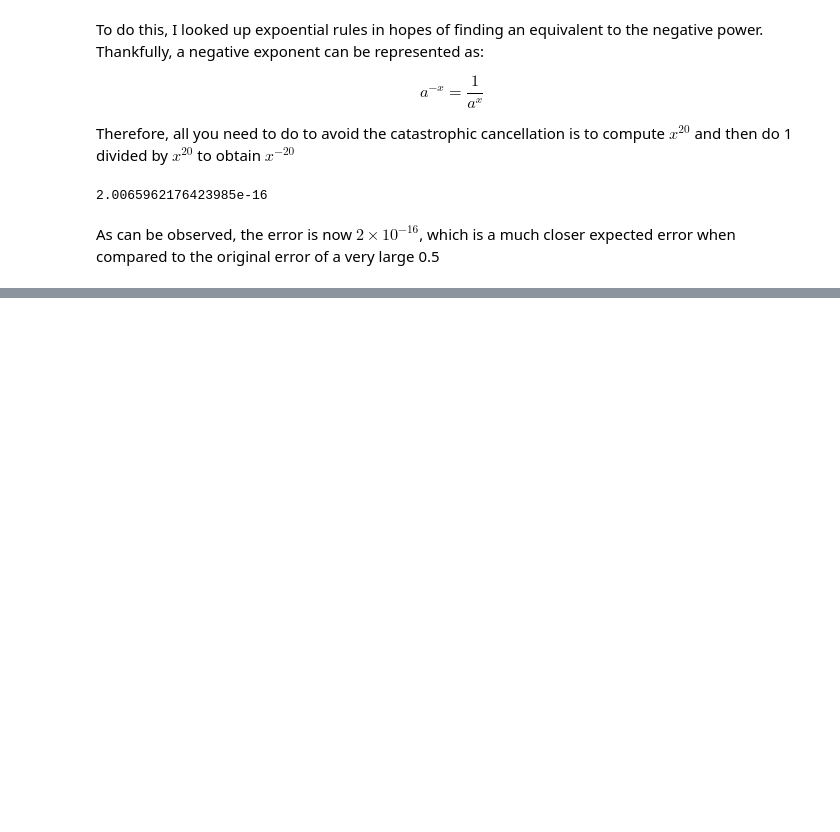
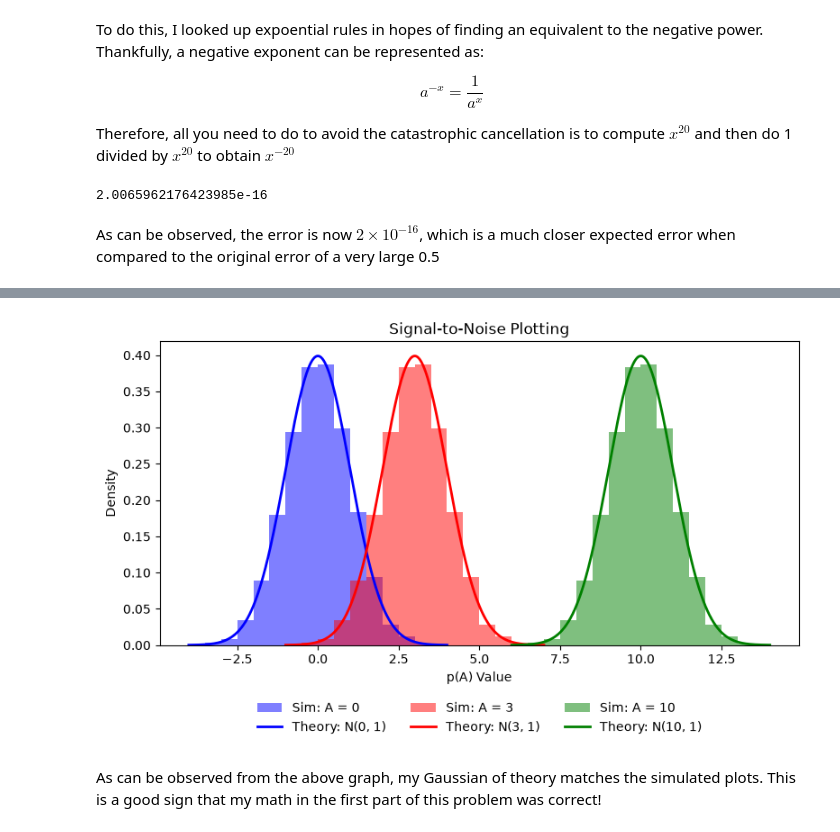
Before and after one commit to Dueling-W/SciML-GirardW-Fall26, a Jupyter notebook: Homework/Homework 2/hw2.ipynb, the cells around one changed output, grey strips where cells are left out. Saved outputs shown, nothing was run; the diff lists cells and outputs as text; code cells hidden in the pictures; blank space fills up the shorter version.

```diff
--- a/Homework/Homework 2/hw2.ipynb
+++ b/Homework/Homework 2/hw2.ipynb
@@ -173,0 +178,9 @@ As can be observed, the error is now $2 \times 10^{-16}$, which is a much closer
+# %%
+A = [
+    [1000, 0],
+    [0, 0.01]
+]
+
+A_inv = np.linalg.inv(A) # compute inverse as done by hand in math notebook
+
+np.linalg.cond(A_inv)
@@ -173,0 +225,42 @@ As can be observed, the error is now $2 \times 10^{-16}$, which is a much closer
+# %%
+import matplotlib.pyplot as plt
+from scipy.stats import norm
+
+A_list = [0, 3, 10]
+N = 1000
+N_sims = 10000 # number of realizations
+
+bins = np.arange(-4, 14.5, 0.5)  # same bin width for every histogram
+fig, ax = plt.subplots(figsize=(8, 5))
+colors = ["blue", "red", "green"]
+
+
+for A, color in zip(A_list, colors):
+
+    samples = []
+    for i in range(0, N_sims):
+
+        t, y, s, n, s_hat, dt = generate_data(A, 1000, seed=i) # seed=i
+        p_A = np.dot(y, s_hat)
+        samples.append(p_A)
+
+    # computed gaussian has mean = A, std. dev = 1
+    x = np.linspace(A - 4, A + 4, 1000)  # 4 std. dev, 1000 samples for smooth curve
+
+    ax.hist(samples, bins=bins, density=True, color=color, alpha=0.5,
+            label=f"Sim: A = {A}")
+
+    pdf_values = norm.pdf(x, loc=A, scale=1) # where loc is mean and scale is std. dev
+    ax.plot(x, pdf_values, color=color, lw=2,
+            label=f"Theory: N({A}, 1)")
+
+ax.set_title("Signal-to-Noise Plotting")
+ax.set_xlabel("p(A) Value")
+ax.legend(loc="upper center", bbox_to_anchor=(0.5, -0.15), ncol=3, frameon=False)
+ax.set_ylabel("Density")
+plt.tight_layout()
+plt.show()
+# %% [output]
+[figure, added]
+# %% [markdown]
+As can be observed from the above graph, my Gaussian of theory matches the simulated plots. This is a good sign that my math in the first part of this problem was correct!
```
Also changed, not shown: parts of 16 cells of this notebook.
